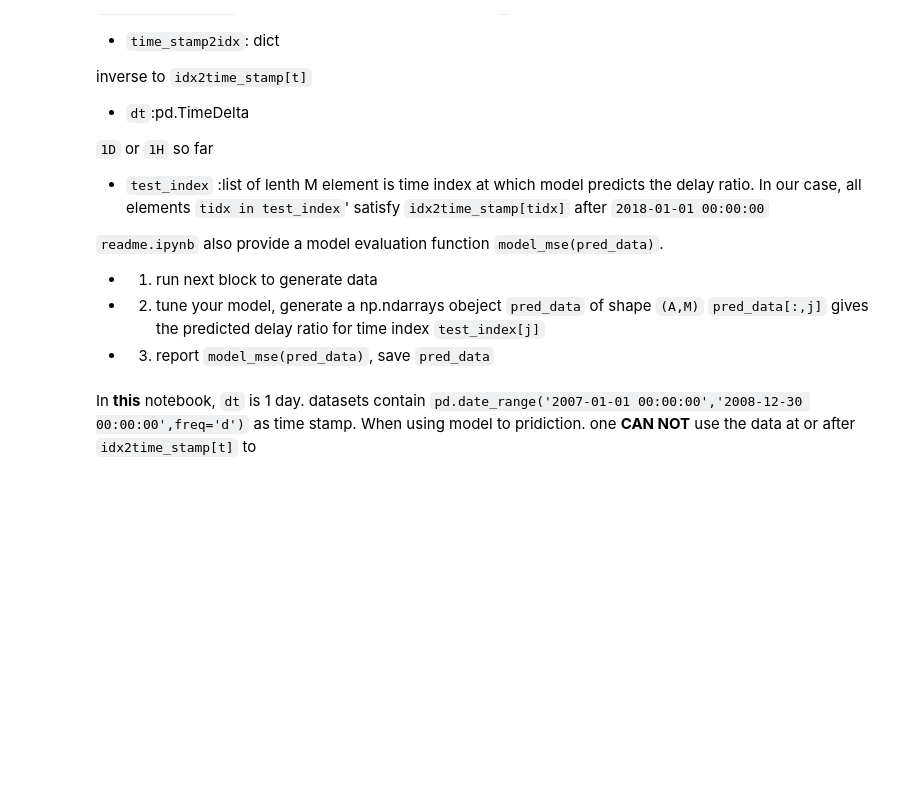
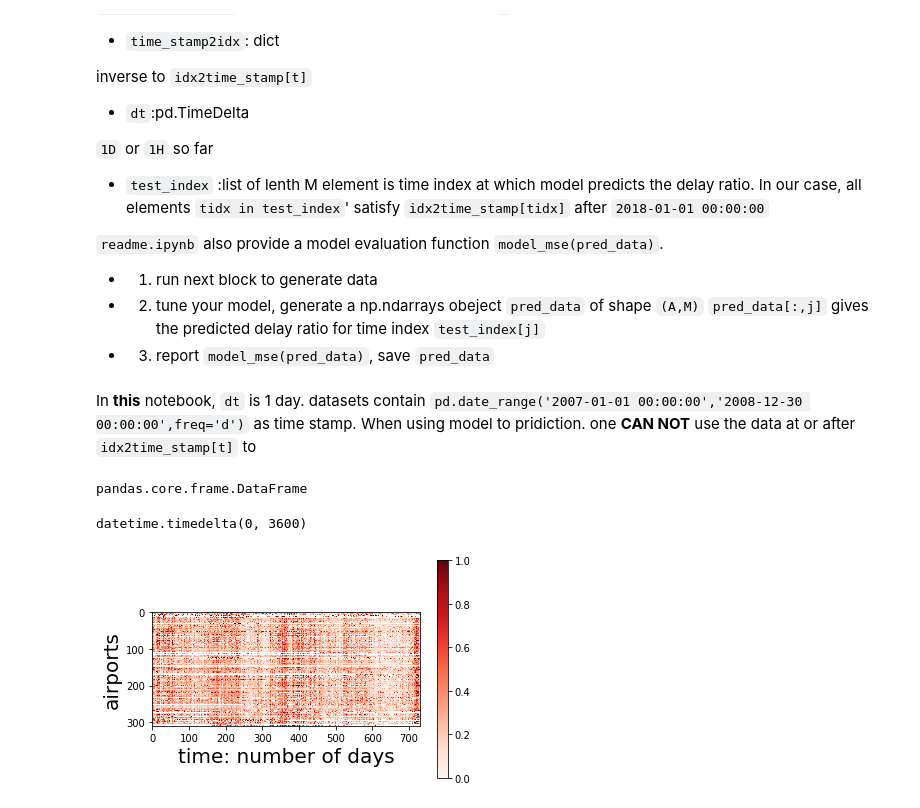
Before and after one commit to Jian2017/AirlineDelay, a Jupyter notebook: Release_07_08_days/ReadMe.ipynb, the cells around one changed output. Cells and saved outputs as stored; diff of their text form; code cells hidden in the pictures; blank space fills up the shorter version.

```diff
--- a/Release_07_08_days/ReadMe.ipynb
+++ b/Release_07_08_days/ReadMe.ipynb
@@ -80,3 +80,22 @@ def model_mse(pred_data,test_data=None):
 # %%
 #Demo 1
 idx2airport,airport2idx,idx2time_stamp,time_stamp2idx,TotalFlights,DelayFlights,DelayRatio,test_index,dt=fun25_import_datasets()
+# %%
+type(TotalFlights)
+# %% [output]
+pandas.core.frame.DataFrame
+# %%
+dt
+# %% [output]
+datetime.timedelta(0, 3600)
+# %%
+import matplotlib.pyplot as plt
+
+plt.imshow(DelayRatio)
+plt.set_cmap('Reds')
+plt.xlabel("time: number of days",size=20)
+plt.ylabel("airports",size=20)
+plt.colorbar()
+plt.show()
+# %% [output]
+[figure, added]
```
Also changed, not shown: 2 other files.
